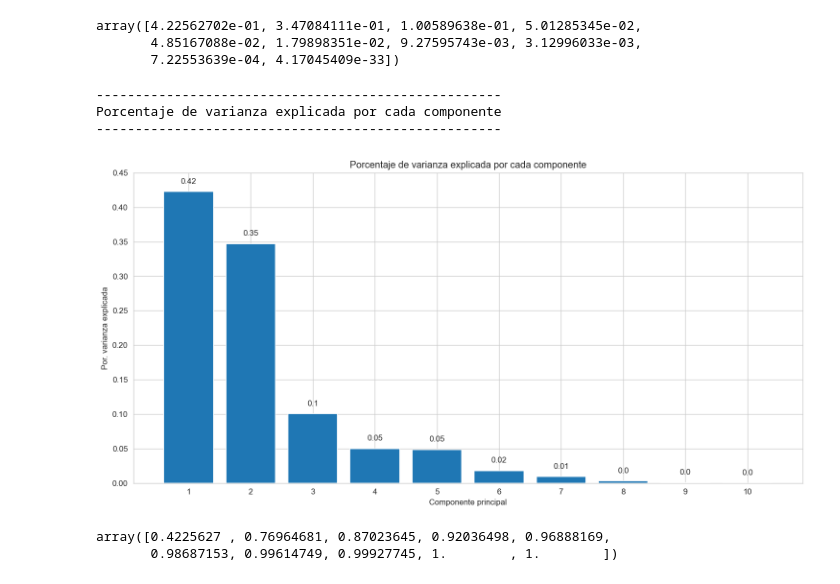
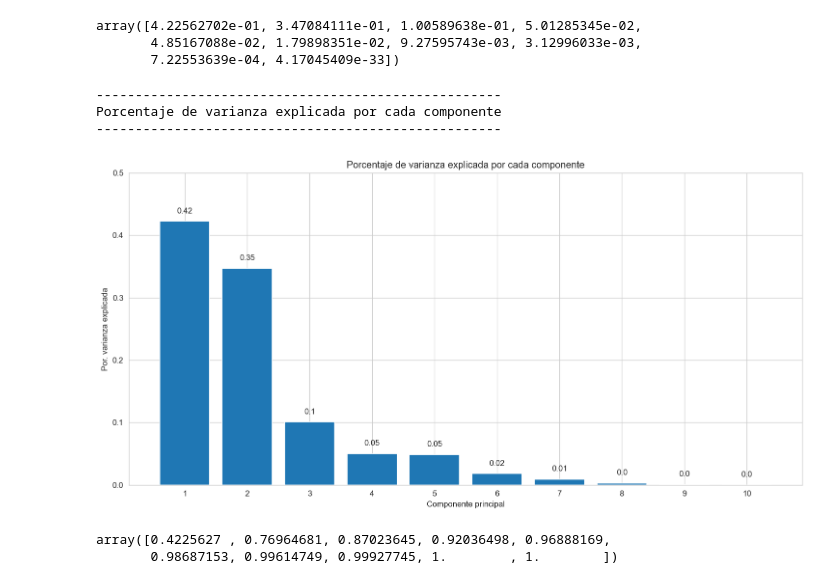
Before and after one commit to NicoUIcreator/WaynessMarketing, a Jupyter notebook: presentacion.ipynb, the cells around one changed output. Drawn from its saved outputs; the diff is of its cells as text; code cells hidden in the pictures.

```diff
--- a/presentacion.ipynb
+++ b/presentacion.ipynb
@@ -432,35 +534,35 @@ array([4.22562702e-01, 3.47084111e-01, 1.00589638e-01, 5.01285345e-02,
 # ==============================================================================
 print('----------------------------------------------------')
 print('Porcentaje de varianza explicada por cada componente')
 print('----------------------------------------------------')
 #### CODE ####
 
 fig, ax = plt.subplots(nrows=1, ncols=1, figsize=(15, 7))
 ax.bar(
     x      = np.arange(modelo_pca.n_components_) + 1,
     height = modelo_pca.explained_variance_ratio_
 )
 
 for x, y in zip(np.arange(len(dfPuntosClean.columns)) + 1, modelo_pca.explained_variance_ratio_):
     label = round(y, 2)
     ax.annotate(
         label,
         (x,y),
         textcoords="offset points",
         xytext=(0,10),
         ha='center'
     )
 
 ax.set_xticks(np.arange(modelo_pca.n_components_) + 1)
-ax.set_ylim(0, 0.45)
+ax.set_ylim(0, 0.5)
 ax.set_title('Porcentaje de varianza explicada por cada componente')
 ax.set_xlabel('Componente principal')
 ax.set_ylabel('Por. varianza explicada');
 # %% [output]
 ----------------------------------------------------
 Porcentaje de varianza explicada por cada componente
 ----------------------------------------------------
-[figure, old version]
+[figure, new version]
 # %%
 modelo_pca.explained_variance_ratio_.cumsum()
 # %% [output]
```
Also changed, not shown: parts of 18 cells of this notebook, 1 other file.
